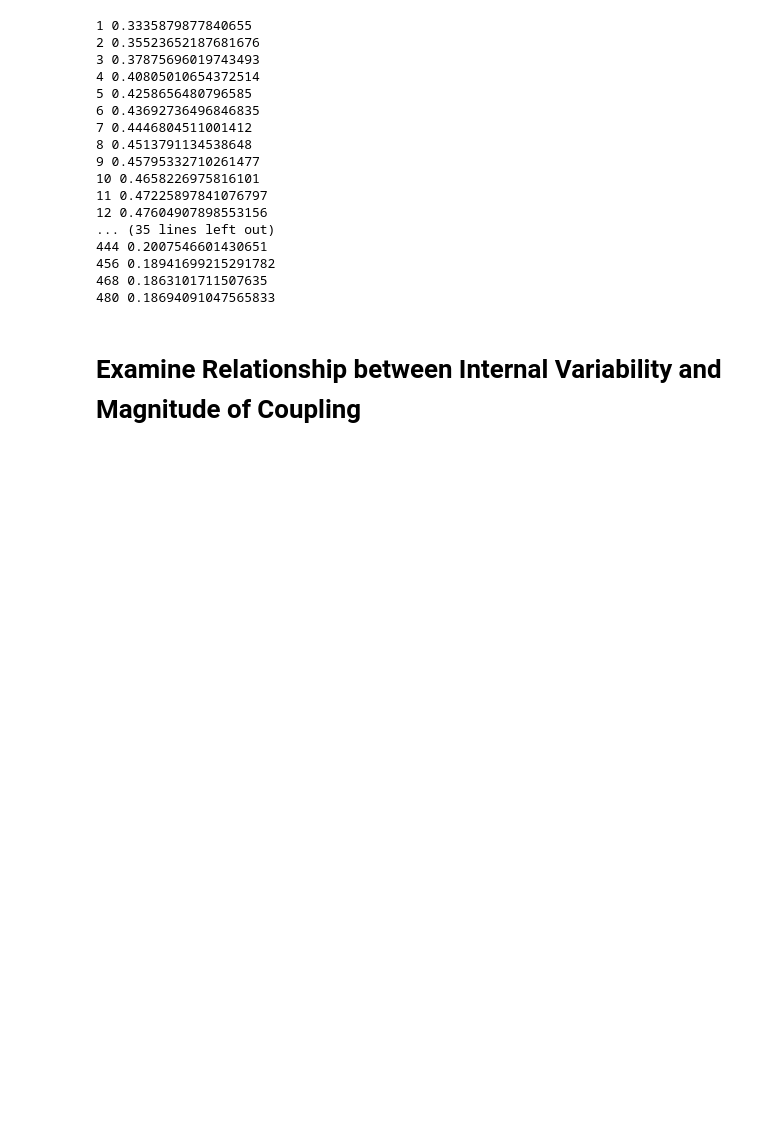
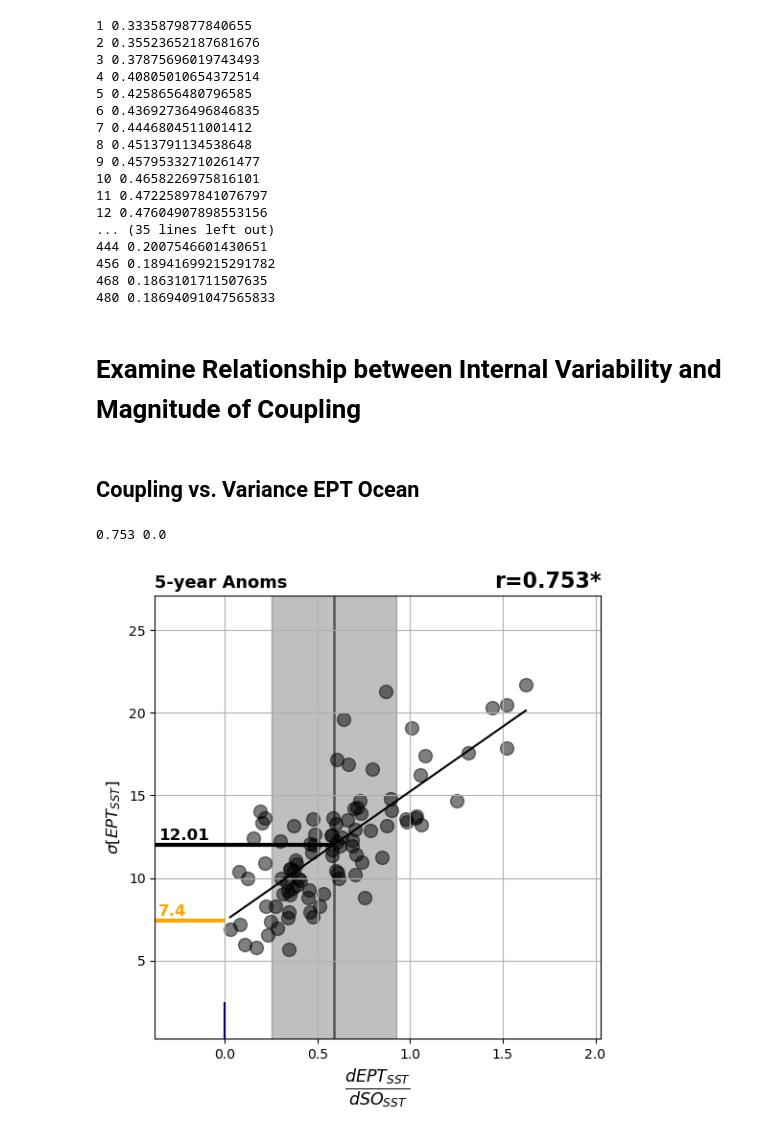
Before and after one commit to zacespinosa/SO-EP-teleconnection, a Jupyter notebook: sandbox.ipynb, the cells around one changed output. Cells and saved outputs as stored; diff of their text form; code cells hidden in the pictures; blank space fills up the shorter version.

Commit message:
update a few 4xc02 figures

```diff
--- a/sandbox.ipynb
+++ b/sandbox.ipynb
@@ -253,13 +263,13 @@ years = np.arange(min_year*12, (max_year+1)*12, 12)
 
 def calculate_coupling_depending_on_time():
     time = [*months, *years]
-    reg_coeffs, rvalues, pvalues = [], [], []
+    reg_coeffs, rvalues, pvalues, variance_so, variance_ept = [], [], [], [], []
     for year in time:
         ts_so_ssts = get_rolling_timeseries(cmip_so_ssts, window=year, step=12, gradient=False)
         ts_ept_ssts = get_rolling_timeseries(cmip_ept_ssts, window=year, step=12, gradient=False)
-        # ts_so_ssts = cmip_so_ssts.resample(time=f"{year}M").mean("time")
-        # ts_ept_ssts = cmip_ept_ssts.resample(time=f"{year}M").mean("time")
 
+        variance_ept.append(ts_ept_ssts.std(dim="time"))
+        variance_so.append(ts_so_ssts.std(dim="time"))
         rvalues.append(xscore.pearson_r(ts_so_ssts, ts_ept_ssts, dim="time", skipna=True))
         pvalues.append(xscore.pearson_r_eff_p_value(ts_so_ssts, ts_ept_ssts, dim="time", skipna=True))
         reg_coeffs.append(xscore.linslope(ts_so_ssts, ts_ept_ssts, dim="time", skipna=True))
@@ -267,8 +277,11 @@ def calculate_coupling_depending_on_time():
     reg_coeffs = xr.Dataset({'reg': (['years', 'model'], np.array(reg_coeffs))}, coords={'model': cmip_ept_ssts.model, 'years': time})
     rvalues = xr.Dataset({'rvalues': (['years', 'model'], np.array(rvalues))}, coords={'model': cmip_ept_ssts.model, 'years': time})
     pvalues = xr.Dataset({'pvalues': (['years', 'model'], np.array(pvalues))}, coords={'model': cmip_ept_ssts.model, 'years': time})
+    variance_so = xr.Dataset({'variance_so': (['years', 'model'], np.array(variance_so))}, coords={'model': cmip_ept_ssts.model, 'years': time})
+    variance_ept = xr.Dataset({'variance_ept': (['years', 'model'], np.array(variance_ept))}, coords={'model': cmip_ept_ssts.model, 'years': time})
+
     # Combine to xr.Datasets into one
-    regs_dataset = xr.merge([rvalues, reg_coeffs, pvalues])
+    regs_dataset = xr.merge([rvalues, reg_coeffs, pvalues, variance_so, variance_ept])
     return regs_dataset
 
 rvalues_so_ept_coupling = calculate_coupling_depending_on_time()
@@ -521,7 +536,8 @@ def create_panel_a(ax, x6, y6, x5: list = [], y5: list = [], vline=0) -> None:
 
     # Add Model Vertical Lines
     ax.vlines(mmm, ymin=ymin-bordery, ymax=ymax+bordery, color=colors[0], label='_nolegend_', alpha=.5, linewidth=2, zorder=0)
-    ax.fill_between(x=[mmm - np.std(x), mmm + np.std(x)], y1=-1, y2=2.5, color="black", alpha=.25)
+    # ax.fill_between(x=[mmm - np.std(x), mmm + np.std(x)], y1=-1, y2=2.5, color="black", alpha=.25)
+    ax.fill_between(x=[mmm - np.std(x), mmm + np.std(x)], y1=np.min(y)*5-50, y2=np.max(y)*5+50, color="black", alpha=.25)
 
     # Add horizontal sigma lines
     sig_mmm = mmm*slope+intercept
@@ -547,6 +563,6 @@ ax.grid()
 ax.set_xlabel(r"$\lambda_{SW}$ EPSA ($Wm^{-2}K^{-1}$)", fontsize=axis_fontsize)
 ax.set_ylabel(r"$\frac{d EPT_{SST}}{dSO_{SST}}$", fontsize=axis_fontsize*1.5)
 ax.set_title("5-year Anoms", loc="left", fontweight="bold", fontsize=title_fontsize/1.25)
-plt.savefig("line_swcf_vs_ept-so-coupling_5year.png", dpi=300, bbox_inches="tight")
+# plt.savefig("line_swcf_vs_ept-so-coupling_5year.png", dpi=300, bbox_inches="tight")
 # %% [output]
 0.69 0.0
@@ -576,3 +593,26 @@ for yr in rvalues_so_ept_coupling.years:
 480 0.18694091047565833
 # %% [markdown]
 # Examine Relationship between Internal Variability and Magnitude of Coupling
+# %% [markdown]
+## Coupling vs. Variance EPT Ocean
+# %%
+# Coupling vs. Variance SO
+# for yr in rvalues_so_ept_coupling.years:
+#     reg = linregress(rvalues_so_ept_coupling.reg.sel(years=yr), rvalues_so_ept_coupling.variance_ept.sel(years=yr))
+#     print(yr.values, reg.rvalue)
+yr = 12*5
+fig, ax = plt.subplots(1, 1, figsize=(6,6))
+create_panel_a(
+    ax,
+    rvalues_so_ept_coupling.reg.sel(years=yr),
+    rvalues_so_ept_coupling.variance_ept.sel(years=yr),
+    vline=[0,0,0]
+)
+ax.grid()
+ax.set_ylabel(r"$\sigma[EPT_{SST}]$", fontsize=axis_fontsize)
+ax.set_xlabel(r"$\frac{d EPT_{SST}}{dSO_{SST}}$", fontsize=axis_fontsize*1.5)
+ax.set_title("5-year Anoms", loc="left", fontweight="bold", fontsize=title_fontsize/1.25)
+plt.savefig("/home/espinosa10/SO-EP-teleconnection/Figures/ept5yr_variance_vs_ept-so-coupling_5year.png", dpi=300, bbox_inches="tight")
+# %% [output]
+0.753 0.0
+[figure, added]
```
Also changed, not shown: parts of 14 cells of this notebook, 5 other files.
